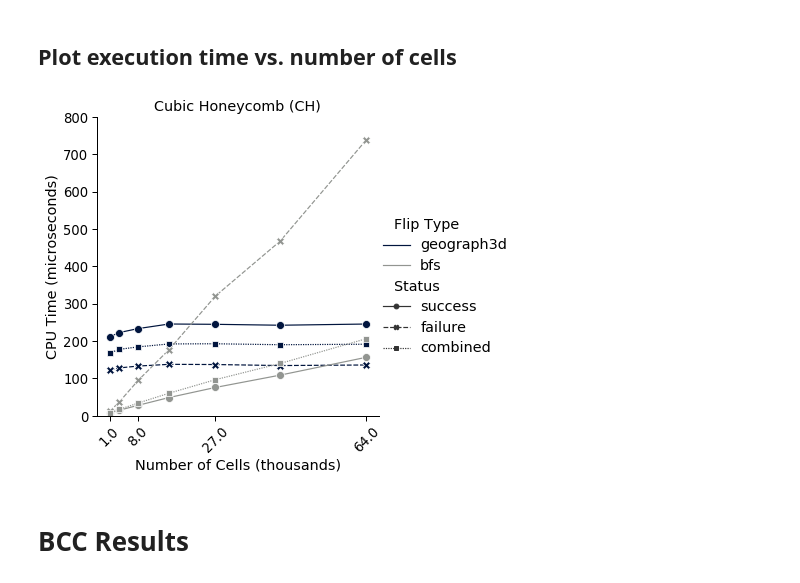
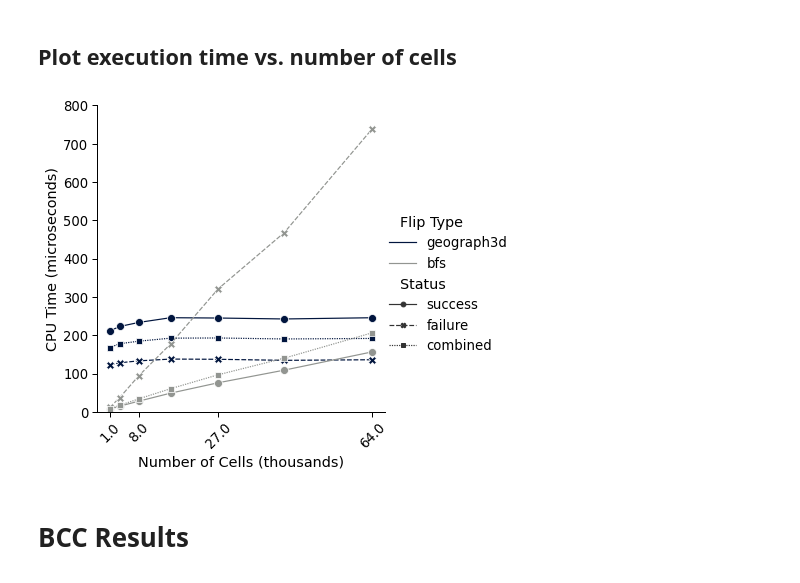
Before and after one commit to ian-ludden/3d-geographs, a Jupyter notebook: results/Experiments_Analysis.ipynb, the cells around one changed output. Saved outputs shown, nothing was run; the diff lists cells and outputs as text; code cells hidden in the pictures.

```diff
--- a/results/Experiments_Analysis.ipynb
+++ b/results/Experiments_Analysis.ipynb
@@ -149,20 +149,20 @@ df5.head(12)
 # %%
 g = sns.relplot(x="Number of Cells (thousands)", y="CPU Time (microseconds)", hue="Flip Type", hue_order=["geograph3d", "bfs"], style="Status", style_order=["success", "failure", "combined"], kind="line", markers=True, markersize=MARKER_SIZE, data=df5);
 fig = plt.gcf()
 axes = np.array(g.axes.flat)
 for ax in axes:
     if LOG_X: ax.set(xscale="log")
     ax.set_xticks([unique_cell_counts_grid[0], unique_cell_counts_grid[2], unique_cell_counts_grid[4], unique_cell_counts_grid[6]])
     ax.set_xticklabels(ax.get_xticks(), rotation=45)
 
     if LOG_Y: ax.set(yscale="log")
     ax.set_ylim([0, Y_MAX])
 
 # fig.set_size_inches(8, 4)
-plt.title("Cubic Honeycomb (CH)")
-plt.savefig("ch_results_plot.png", dpi=300, bbox_inches="tight")
+# plt.title("Cubic Honeycomb (CH)")
+plt.savefig("ch_results_plot.pdf", dpi=600, bbox_inches="tight")
 # %% [output]
-[figure, old version]
+[figure, new version]
 # %% [markdown]
 # BCC Results
 # %% [markdown]
```
Also changed, not shown: parts of 3 cells of this notebook, 6 other files.
